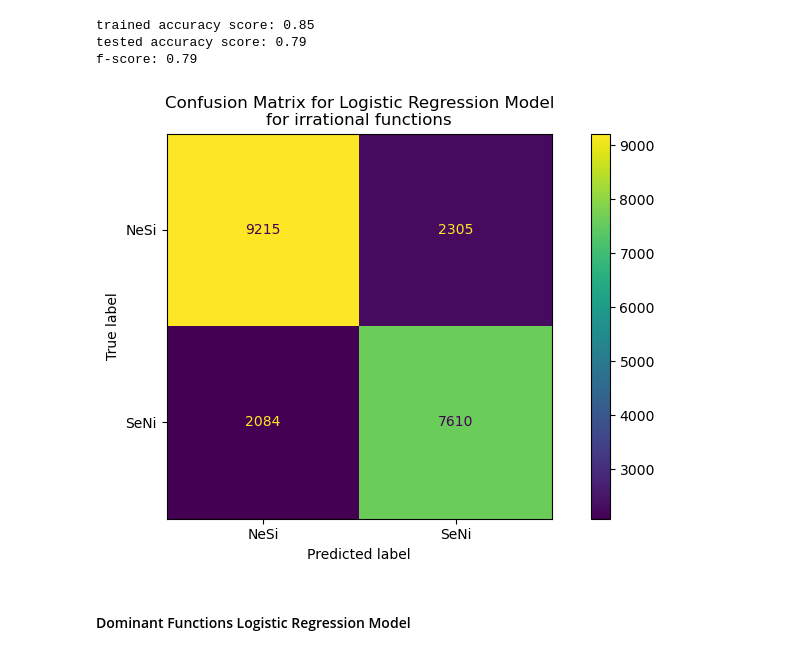
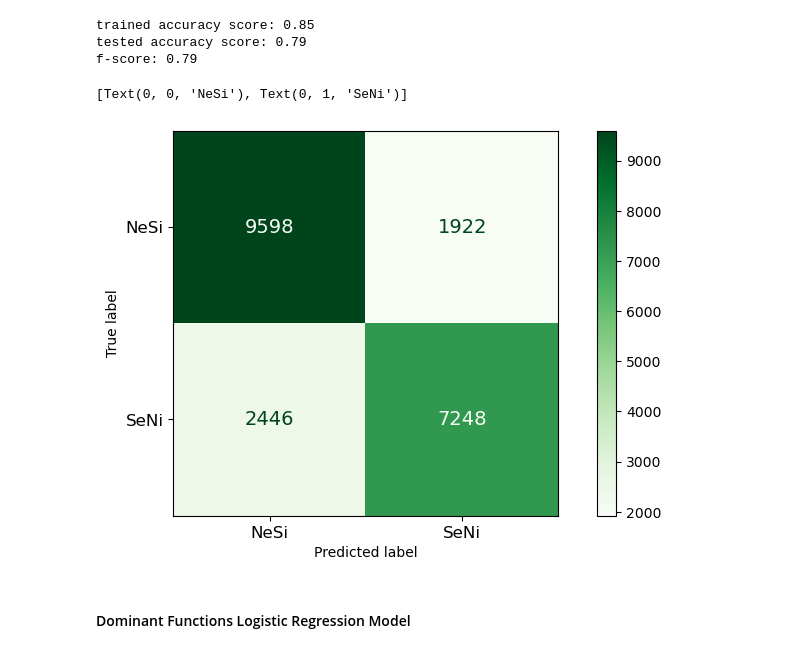
Before and after one commit to serenawarner/Myers-Briggs-Modeling, a Jupyter notebook: MBTI_Modeling.ipynb, the cells around one changed output. Cells and saved outputs as stored; diff of their text form; code cells hidden in the pictures.

```diff
--- a/MBTI_Modeling.ipynb
+++ b/MBTI_Modeling.ipynb
@@ -199,9 +235,7 @@ _ = ax.set_title(
 # %%
 X_train, X_test, y_train, y_test = train_test_split(X, y_irrationals, test_size=0.2, random_state=42)  # data splitting
 
-#X_train, y_train = smote.fit_resample(X_train, y_train)
-
-LR_model = LogisticRegression(class_weight='balanced')  # train the model
+LR_model = LogisticRegression()  # train the model
 LR_model.fit(X_train, y_train)  # fit the model
 
 LR_preds = LR_model.predict(X_test)  # create prediction array
@@ -217,15 +251,14 @@ trained accuracy score: 0.85
 tested accuracy score: 0.79
 f-score: 0.79
 # %%
-fig, ax = plt.subplots(figsize=(10, 5))
-ConfusionMatrixDisplay.from_predictions(y_test, LR_preds, ax=ax)
-ax.xaxis.set_ticklabels(["NeSi","SeNi"])
-ax.yaxis.set_ticklabels(["NeSi","SeNi"])
-_ = ax.set_title(
-    f"Confusion Matrix for Logistic Regression Model\nfor irrational functions"
-)
+fig, ax = plt.subplots(figsize=(10, 5), facecolor="white")
+ConfusionMatrixDisplay.from_predictions(y_test, LR_preds, ax=ax, cmap='Greens',text_kw={"fontsize": 14})
+ax.xaxis.set_ticklabels(["NeSi","SeNi"], fontsize=12)
+ax.yaxis.set_ticklabels(["NeSi","SeNi"], fontsize=12)
+#plt.savefig("LR_irrational.png", dpi=300, bbox_inches='tight', facecolor='white')
 # %% [output]
+[Text(0, 0, 'NeSi'), Text(0, 1, 'SeNi')]
-[figure, old version]
+[figure, new version]
 # %% [markdown]
 #### Dominant Functions Logistic Regression Model
 # %%
```
Also changed, not shown: parts of 26 cells of this notebook, 5 other files.
